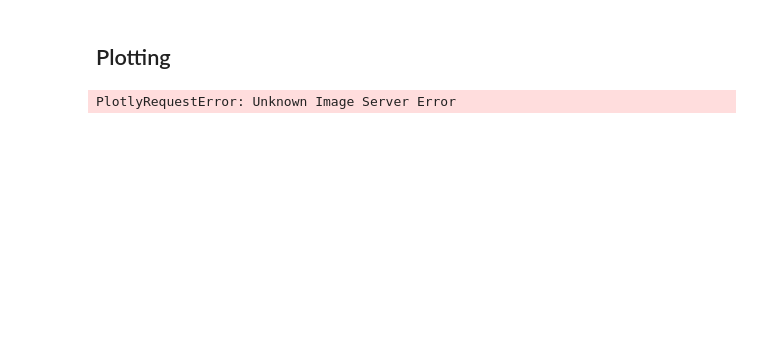
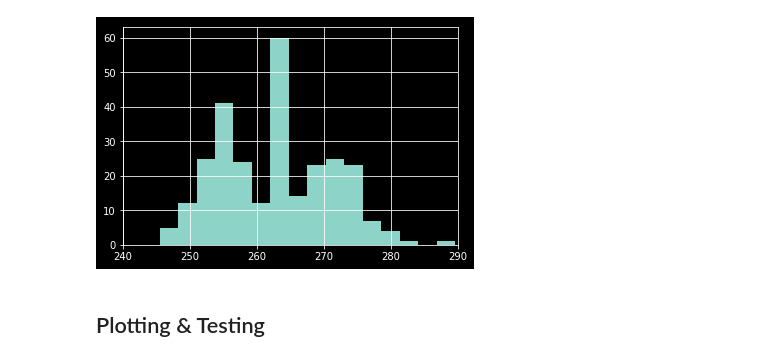
Before and after one commit to kaimibk/NAC, a Jupyter notebook: Final_notebooks/Hierarchical_Analysis.ipynb, the cells around one changed output. Saved outputs shown, nothing was run; the diff lists cells and outputs as text; code cells hidden in the pictures; blank space fills up the shorter version.

```diff
--- a/Final_notebooks/Hierarchical_Analysis.ipynb
+++ b/Final_notebooks/Hierarchical_Analysis.ipynb
@@ -21,13 +30,13 @@ cosi = np.arange(0.0, 1.002, 0.002)
 cos_df = pd.DataFrame(columns=["{}".format(round(i,3)) for i in cosi])
 # %%
 for index, row in df.iterrows():
-    #if index % 10 == 0:
-    print(index)
+    if index % 10 == 0: print(index)
+
     v, v_sigma, vsini, vsini_sigma, dist = row[features].values
 
-    p_D_cosi = p_D_cosi(cosi, v, v_sigma, vsini, vsini_sigma, distribution=dist)
+    L = p_D_cosi(cosi, v, v_sigma, vsini, vsini_sigma, distribution=dist)
 
-    #cos_df.loc[index] = L
+    cos_df.loc[index] = L
 
 cos_df["name"] = df.Name
 # %% [output]
@@ -174,5 +242,15 @@ cos_df.to_csv(main_dir+"Pleiades_cosi.csv")
+# %%
+cos_df = cos_df.rename(index=str, columns={"Test": "p_D_K"})
+cos_df.to_csv(main_dir+"Pleiades_cosi.csv")
+# %%
+cos_df.Test.hist(bins=200)
+#plt.ylim(0,23)
+plt.xlim(240, 290)
+plt.savefig(fig_dir+"P_D_K.png", bbox_inches="tight", dpi=300)
+# %% [output]
+[figure, added]
 # %% [markdown]
-## Plotting
+## Plotting & Testing
 # %%
 import plotly.plotly as py
 import plotly.graph_objs as go
@@ -194,4 +257,0 @@ figure = go.Figure(data=data, layout=layout)
-# %%
-save_fig(figure, 'p_D_cosi', fig_dir, dynamic=True, scale=2)
-# %% [output]
-PlotlyRequestError: Unknown Image Server Error
```
Also changed, not shown: parts of 20 cells of this notebook.
